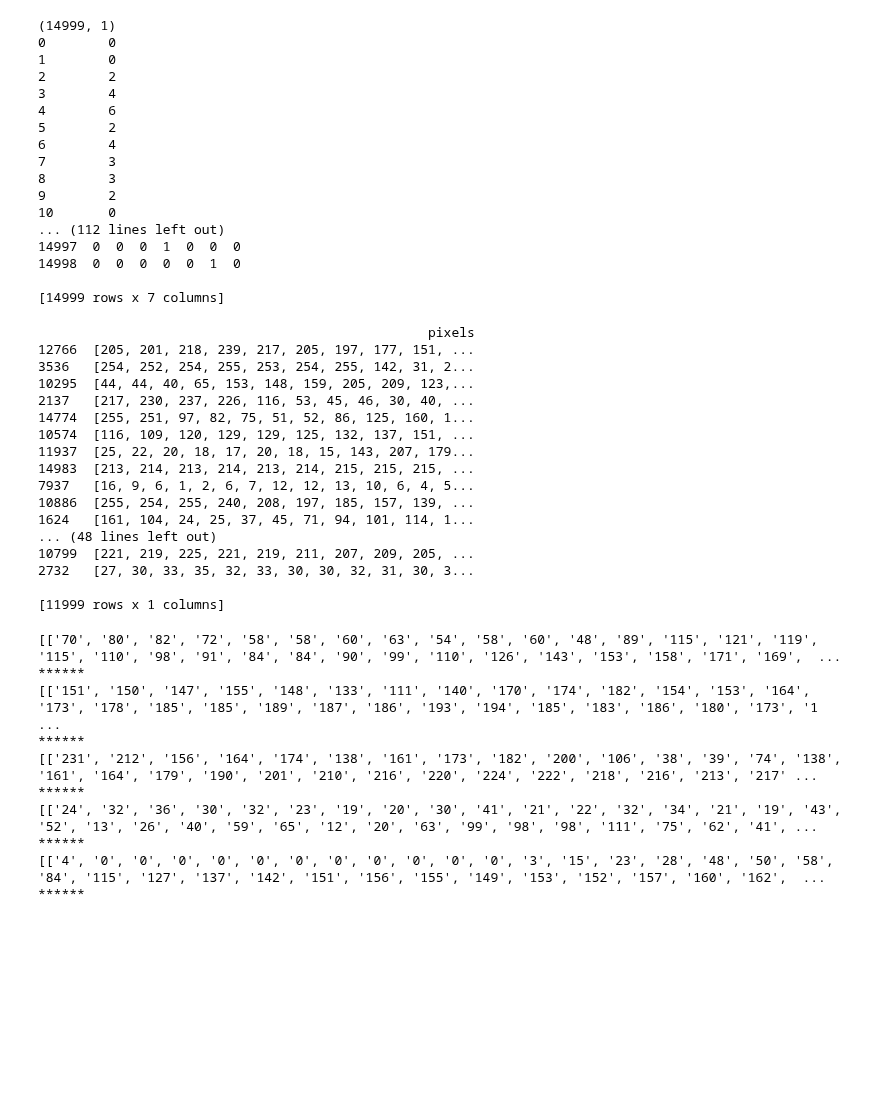
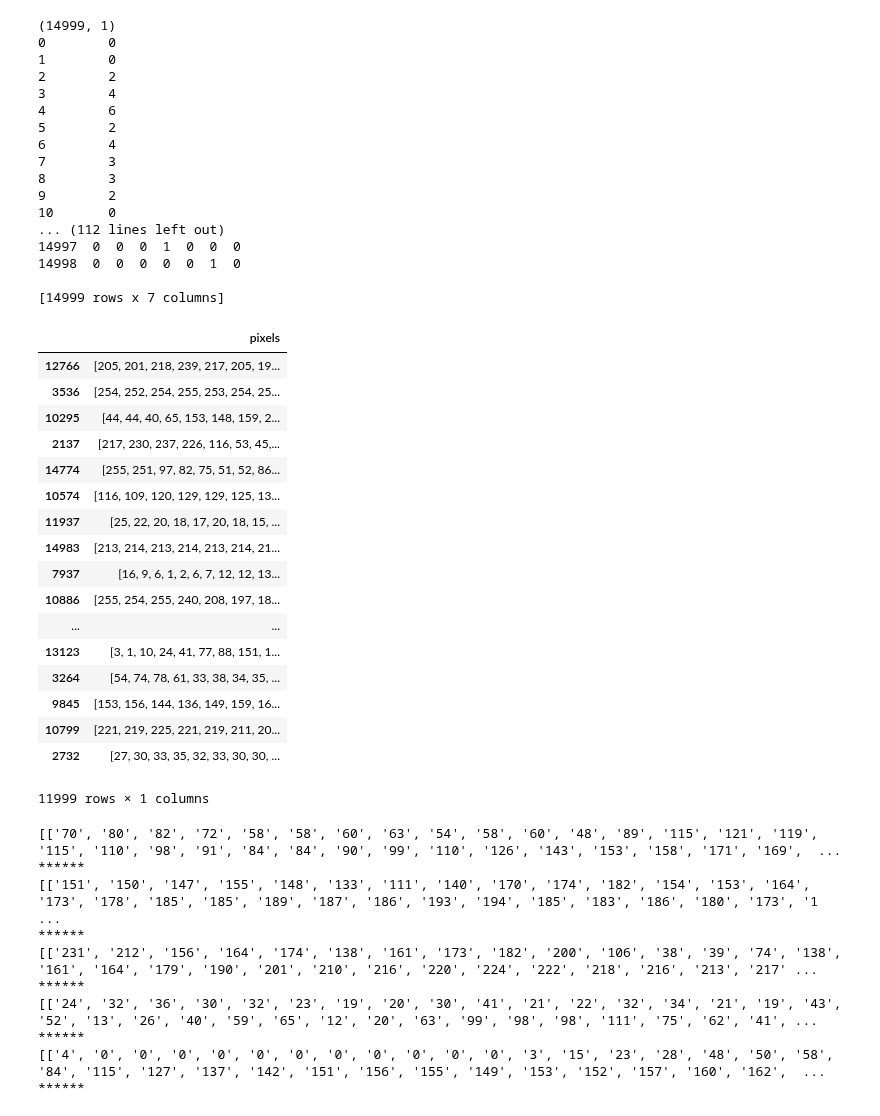
Before and after one commit to chandrasekara/Neural-Network-Facial-Expression-Classifier, a Jupyter notebook: capstone/analysis.ipynb, the cells around one changed output. Cells and saved outputs as stored; diff of their text form; code cells hidden in the pictures; blank space fills up the shorter version.

```diff
--- a/capstone/analysis.ipynb
+++ b/capstone/analysis.ipynb
@@ -123,32 +188,33 @@ X_train, X_test, y_train, y_test = train_test_split(features,
 # %%
 #one hot encode label values
 
 y_train_onehot = pd.get_dummies(y_train)
 
 y_test_onehot = pd.get_dummies(y_test)
 
 #print(y_test_onehot)
 
 
-print(X_train)
+X_train
 # %% [output]
+|  | pixels |
+| 12766 | [205, 201, 218, 239, 217, 205, 19... |
+| 3536 | [254, 252, 254, 255, 253, 254, 25... |
+| 10295 | [44, 44, 40, 65, 153, 148, 159, 2... |
+| 2137 | [217, 230, 237, 226, 116, 53, 45,... |
+| 14774 | [255, 251, 97, 82, 75, 51, 52, 86... |
+| 10574 | [116, 109, 120, 129, 129, 125, 13... |
+| 11937 | [25, 22, 20, 18, 17, 20, 18, 15, ... |
+| 14983 | [213, 214, 213, 214, 213, 214, 21... |
+| 7937 | [16, 9, 6, 1, 2, 6, 7, 12, 12, 13... |
+| 10886 | [255, 254, 255, 240, 208, 197, 18... |
+| ... | ... |
+| 13123 | [3, 1, 10, 24, 41, 77, 88, 151, 1... |
+| 3264 | [54, 74, 78, 61, 33, 38, 34, 35, ... |
+| 9845 | [153, 156, 144, 136, 149, 159, 16... |
+| 10799 | [221, 219, 225, 221, 219, 211, 20... |
+| 2732 | [27, 30, 33, 35, 32, 33, 30, 30, ... |
-                                                  pixels
-12766  [205, 201, 218, 239, 217, 205, 197, 177, 151, ...
-3536   [254, 252, 254, 255, 253, 254, 255, 142, 31, 2...
-10295  [44, 44, 40, 65, 153, 148, 159, 205, 209, 123,...
-2137   [217, 230, 237, 226, 116, 53, 45, 46, 30, 40, ...
-14774  [255, 251, 97, 82, 75, 51, 52, 86, 125, 160, 1...
-10574  [116, 109, 120, 129, 129, 125, 132, 137, 151, ...
-11937  [25, 22, 20, 18, 17, 20, 18, 15, 143, 207, 179...
-14983  [213, 214, 213, 214, 213, 214, 215, 215, 215, ...
-7937   [16, 9, 6, 1, 2, 6, 7, 12, 12, 13, 10, 6, 4, 5...
-10886  [255, 254, 255, 240, 208, 197, 185, 157, 139, ...
-1624   [161, 104, 24, 25, 37, 45, 71, 94, 101, 114, 1...
-... (48 lines left out)
-10799  [221, 219, 225, 221, 219, 211, 207, 209, 205, ...
-2732   [27, 30, 33, 35, 32, 33, 30, 30, 32, 31, 30, 3...
-
-[11999 rows x 1 columns]
+11999 rows × 1 columns
 # %%
 list_of_2d_arrays = []
 
```
Also changed, not shown: parts of 5 cells of this notebook.
